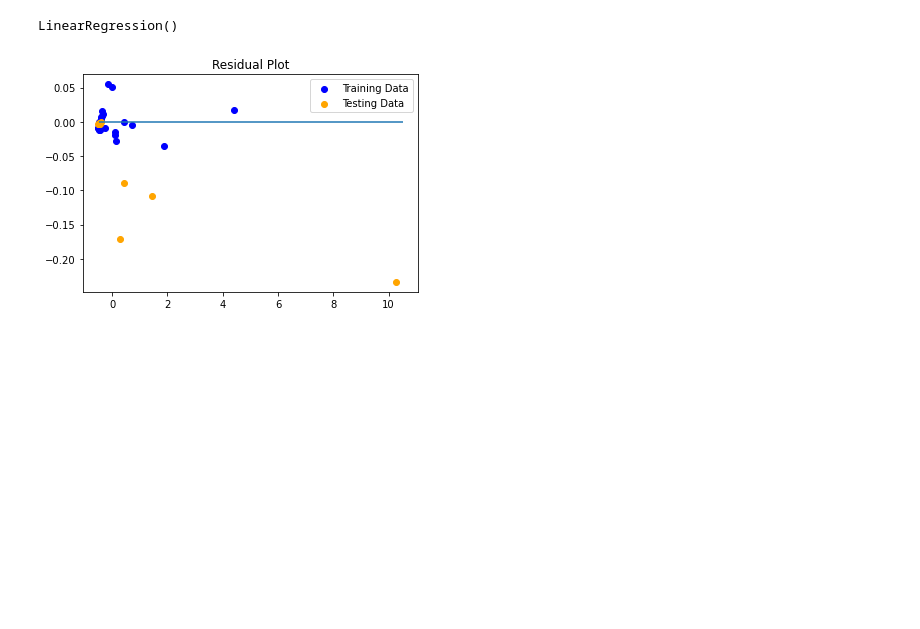
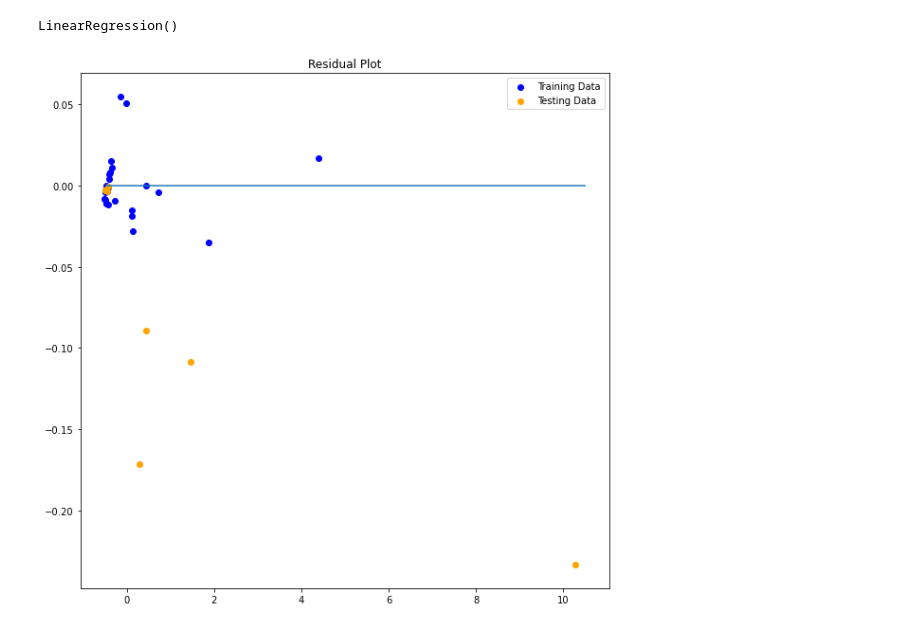
Before and after one commit to nsethi4310/CoffeeMLProject3, a Jupyter notebook: CoffeeProdPredict.ipynb, the cells around one changed output. Saved outputs shown, nothing was run; the diff lists cells and outputs as text; code cells hidden in the pictures; blank space fills up the shorter version.

```diff
--- a/CoffeeProdPredict.ipynb
+++ b/CoffeeProdPredict.ipynb
@@ -130,17 +131,21 @@ LinearRegression()
 # %%
 # Make predictions using a fitted model
 # Plot the difference between the model predicted values and actual y values, versus the model predicted values
 # Hint: You can predict values of X training and testing data using the model.predict() method on a fitted model
 
 ### BEGIN SOLUTION
-predictionslen = model.predict(X_test_scaled)
+predictionslen = model.predict(X_train_scaled)
 model.fit(X_train_scaled, y_train_scaled)
+plt.figure(figsize=(10,10))
 plt.scatter(model.predict(X_train_scaled), model.predict(X_train_scaled) - y_train_scaled, c="blue", label="Training Data")
 plt.scatter(model.predict(X_test_scaled), model.predict(X_test_scaled) - y_test_scaled, c="orange", label="Testing Data")
 plt.legend()
 plt.hlines(y=0, xmin=y_test_scaled.min(), xmax=y_test_scaled.max())
 plt.title("Residual Plot")
+plt.savefig("./coffee_prj/static/images/nidhi_residual_plot_LG")
 plt.show()
+
+
 ### END SOLUTION
 # %% [output]
-[figure, old version]
+[figure, new version]
```
Also changed, not shown: parts of 13 cells of this notebook, 5 other files.
